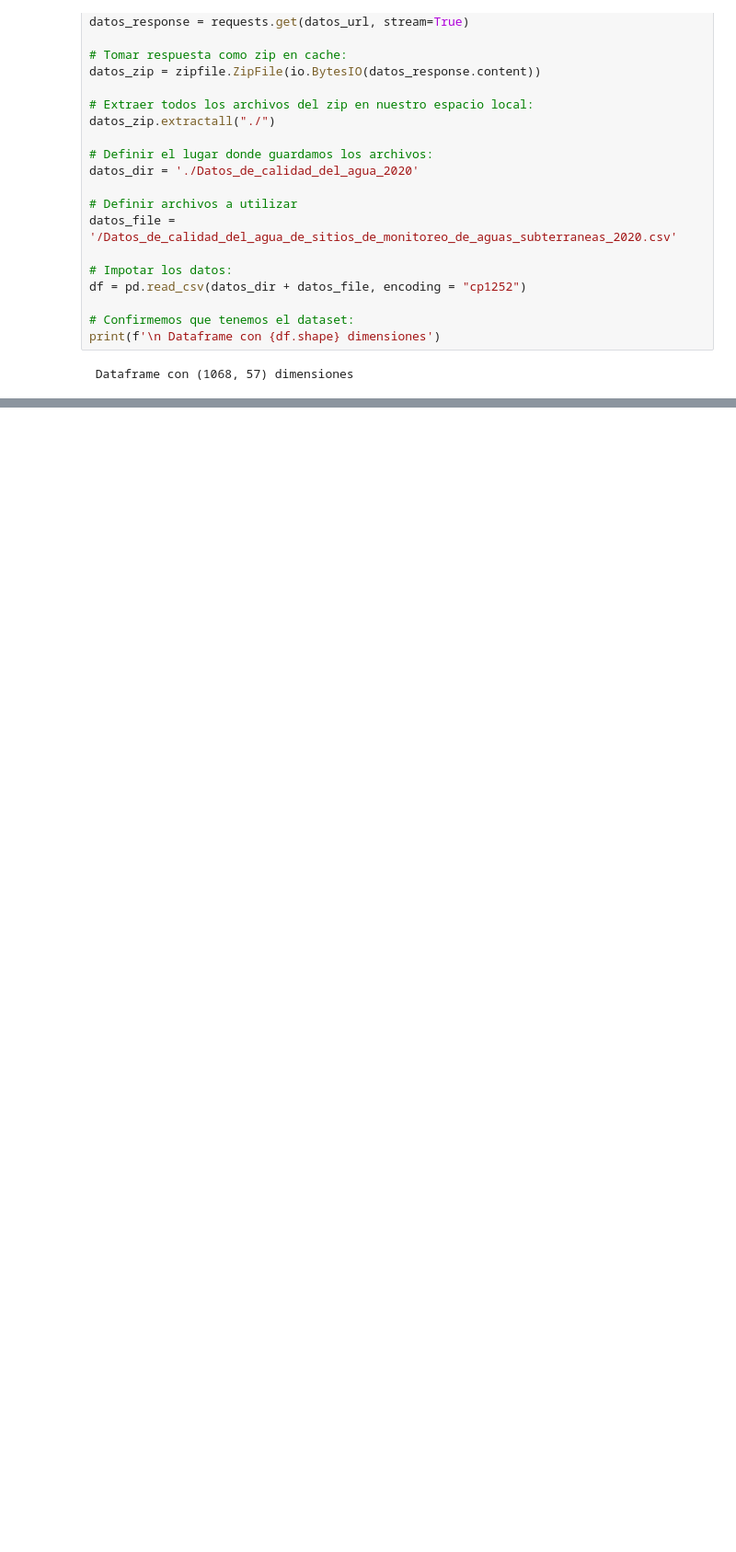
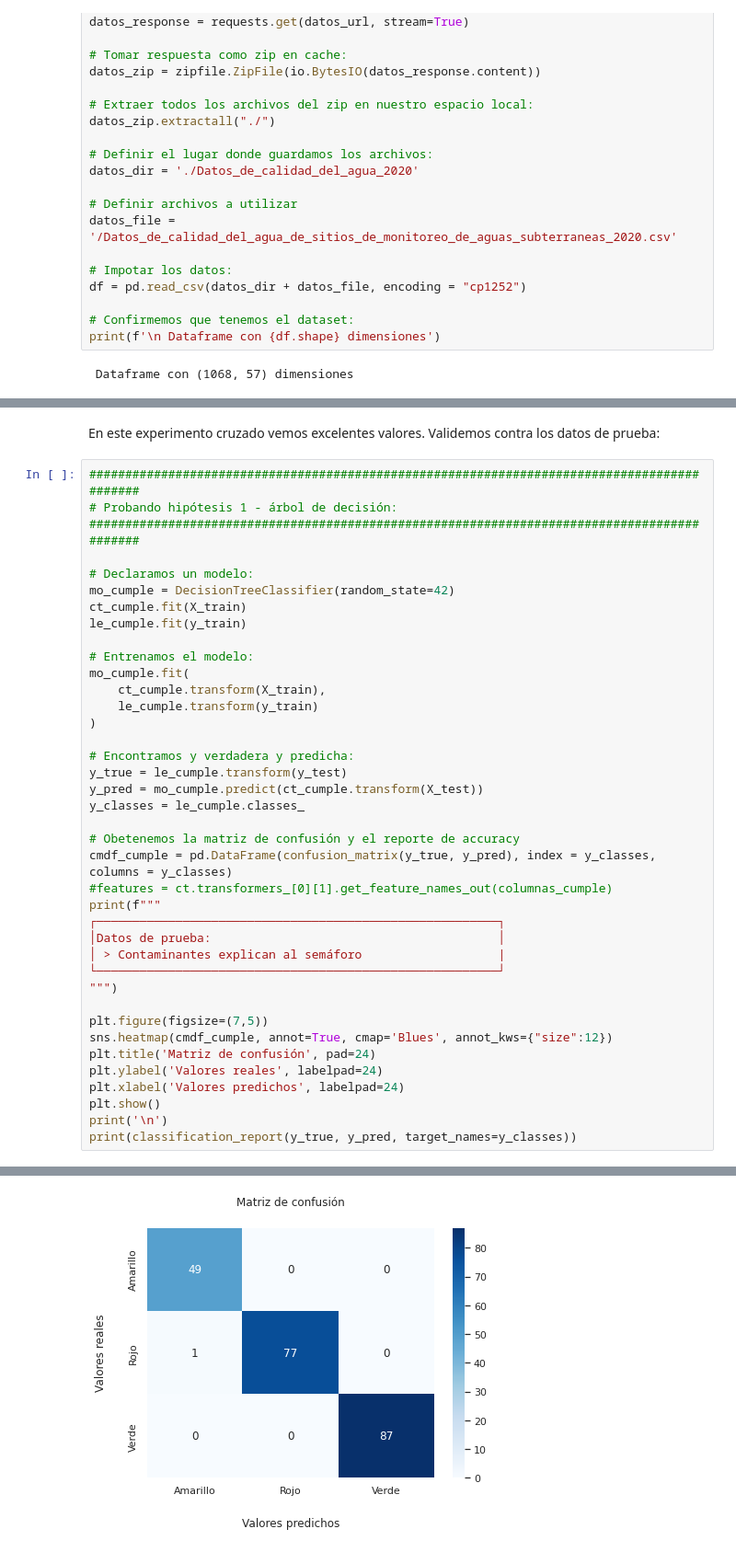
Before and after one commit to PosgradoMNA/actividades-del-projecto-equipo-41, a Jupyter notebook: Reto_Entrega_2_Equipo41.ipynb, the cells around one changed output, grey strips where cells are left out. Shown at 92% size. Cells and saved outputs as stored; diff of their text form; blank space fills up the shorter version.

```diff
--- a/Reto_Entrega_2_Equipo41.ipynb
+++ b/Reto_Entrega_2_Equipo41.ipynb
@@ -149,0 +273,42 @@ Tamaño de variables de prueba: (214, 56) || tamaño de objetivo prueba: (214, 1
+# %% [markdown]
+En este experimento cruzado vemos excelentes valores. Validemos contra los datos de prueba:
+# %%
+############################################################################################
+# Probando hipótesis 1 - árbol de decisión:
+############################################################################################
+
+# Declaramos un modelo:
+mo_cumple = DecisionTreeClassifier(random_state=42)
+ct_cumple.fit(X_train)
+le_cumple.fit(y_train)
+
+# Entrenamos el modelo:
+mo_cumple.fit(
+    ct_cumple.transform(X_train),
+    le_cumple.transform(y_train)
+)
+
+# Encontramos y verdadera y predicha:
+y_true = le_cumple.transform(y_test)
+y_pred = mo_cumple.predict(ct_cumple.transform(X_test))
+y_classes = le_cumple.classes_
+
+# Obetenemos la matriz de confusión y el reporte de accuracy
+cmdf_cumple = pd.DataFrame(confusion_matrix(y_true, y_pred), index = y_classes, columns = y_classes)
+#features = ct.transformers_[0][1].get_feature_names_out(columnas_cumple)
+print(f"""
+┌────────────────────────────────────────────────────────┐
+│Datos de prueba:                                        │
+│ > Contaminantes explican al semáforo                   |
+└────────────────────────────────────────────────────────┘
+""")
+
+plt.figure(figsize=(7,5))
+sns.heatmap(cmdf_cumple, annot=True, cmap='Blues', annot_kws={"size":12})
+plt.title('Matriz de confusión', pad=24)
+plt.ylabel('Valores reales', labelpad=24)
+plt.xlabel('Valores predichos', labelpad=24)
+plt.show()
+print('\n')
+print(classification_report(y_true, y_pred, target_names=y_classes))
+# %% [output]
@@ -149,0 +319 @@ Tamaño de variables de prueba: (214, 56) || tamaño de objetivo prueba: (214, 1
+[figure, added]
```
Also changed, not shown: parts of 69 cells of this notebook.
